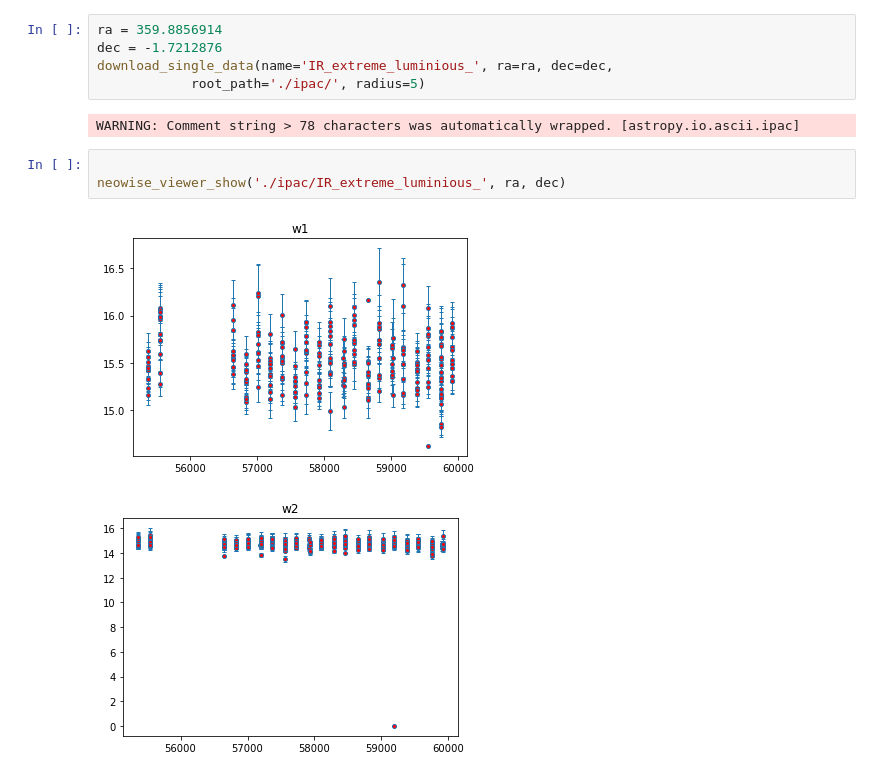
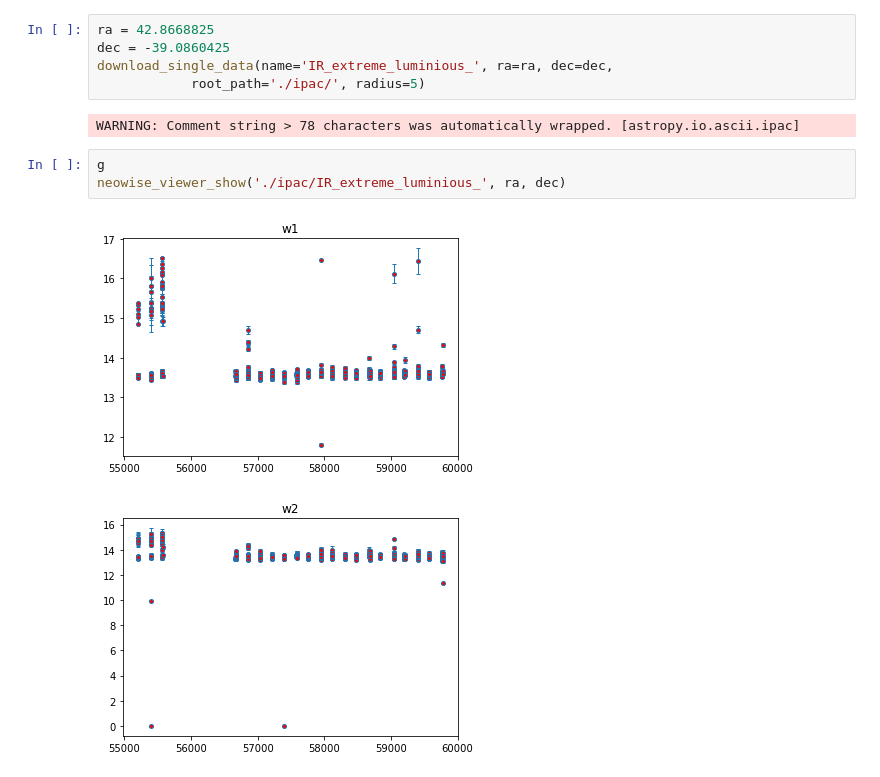
Before and after one commit to 52Hzihan/project_unTimely_light_curve, a Jupyter notebook: single_download.ipynb, the cells around one changed output. Drawn from its saved outputs; the diff is of its cells as text.

```diff
--- a/single_download.ipynb
+++ b/single_download.ipynb
@@ -196,15 +196,15 @@ def neowise_viewer_show(path, ra, dec):
     plt.title('w2')
     plt.show()
 # %%
-ra = 359.8856914
-dec = -1.7212876
+ra = 42.8668825
+dec = -39.0860425
 download_single_data(name='IR_extreme_luminious_', ra=ra, dec=dec,
             root_path='./ipac/', radius=5)
 # %% [output]
 WARNING: Comment string > 78 characters was automatically wrapped. [astropy.io.ascii.ipac]
 # %%
-
+g
 neowise_viewer_show('./ipac/IR_extreme_luminious_', ra, dec)
 # %% [output]
-[figure, old version]
+[figure, new version]
-[figure, old version]
+[figure, new version]
```
Also changed, not shown: 14 other files.
